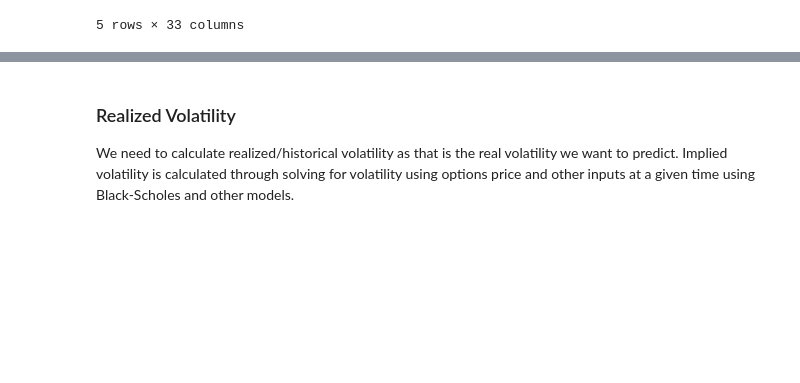
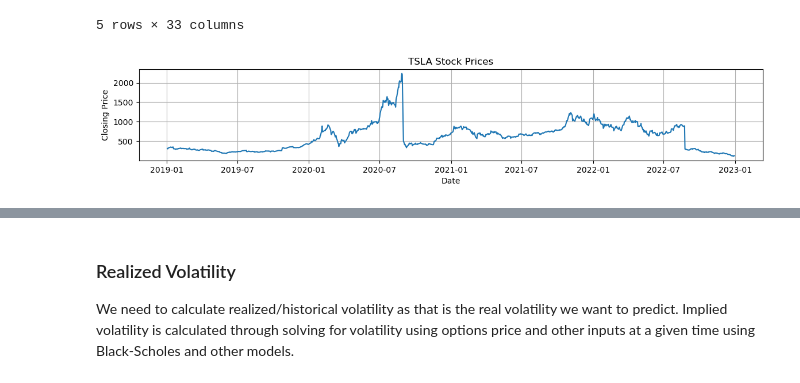
Before and after one commit to teetajp/TSLA-options, a Jupyter notebook: vol_forecast_LSTM.ipynb, the cells around one changed output, grey strips where cells are left out. Saved outputs shown, nothing was run; the diff lists cells and outputs as text; code cells hidden in the pictures; blank space fills up the shorter version.

Commit message:
add plots of underlying_price and compare with yfinance to check for discrepancies

```diff
--- a/vol_forecast_LSTM.ipynb
+++ b/vol_forecast_LSTM.ipynb
@@ -68,3 +68,18 @@ data.head()
 | 3 | 1556740800 | 2019-05-01 16:00:00 | 2019-05-01 | 16.0 | 233.98 | 2019-05-03 | ... |
 | 4 | 1556740800 | 2019-05-01 16:00:00 | 2019-05-01 | 16.0 | 233.98 | 2019-05-03 | ... |
 5 rows × 33 columns
+# %%
+agg_underlying = data.groupby('QUOTE_DATE', as_index=False).agg({
+    'UNDERLYING_LAST': ['mean', 'min', 'max']
+})
+
+plt.figure(figsize=(14, 7))
+# Plotting Log Returns
+plt.subplot(3, 1, 1)
+plt.plot(agg_underlying['QUOTE_DATE'], agg_underlying['UNDERLYING_LAST']['max'], label='Underlying Close Price')
+plt.title('TSLA Stock Prices')
+plt.xlabel('Date')
+plt.ylabel('Closing Price')
+plt.grid(True)
+# %% [output]
+[figure, added]
```
Also changed, not shown: parts of 36 cells of this notebook.
